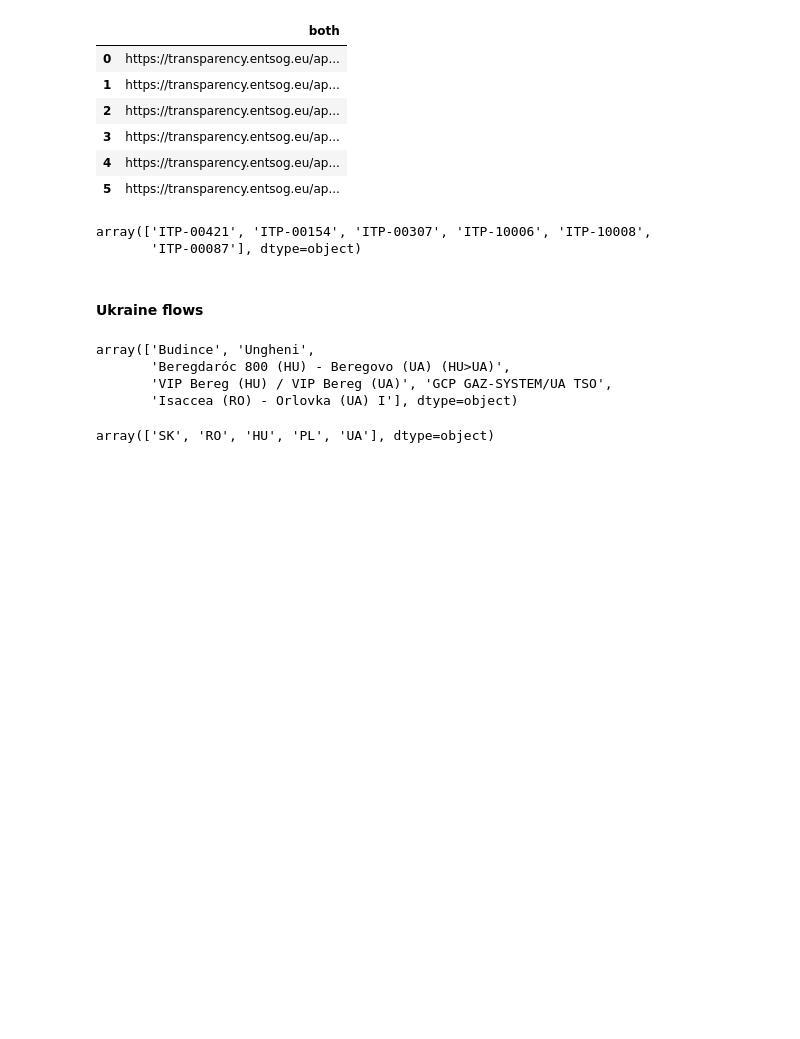
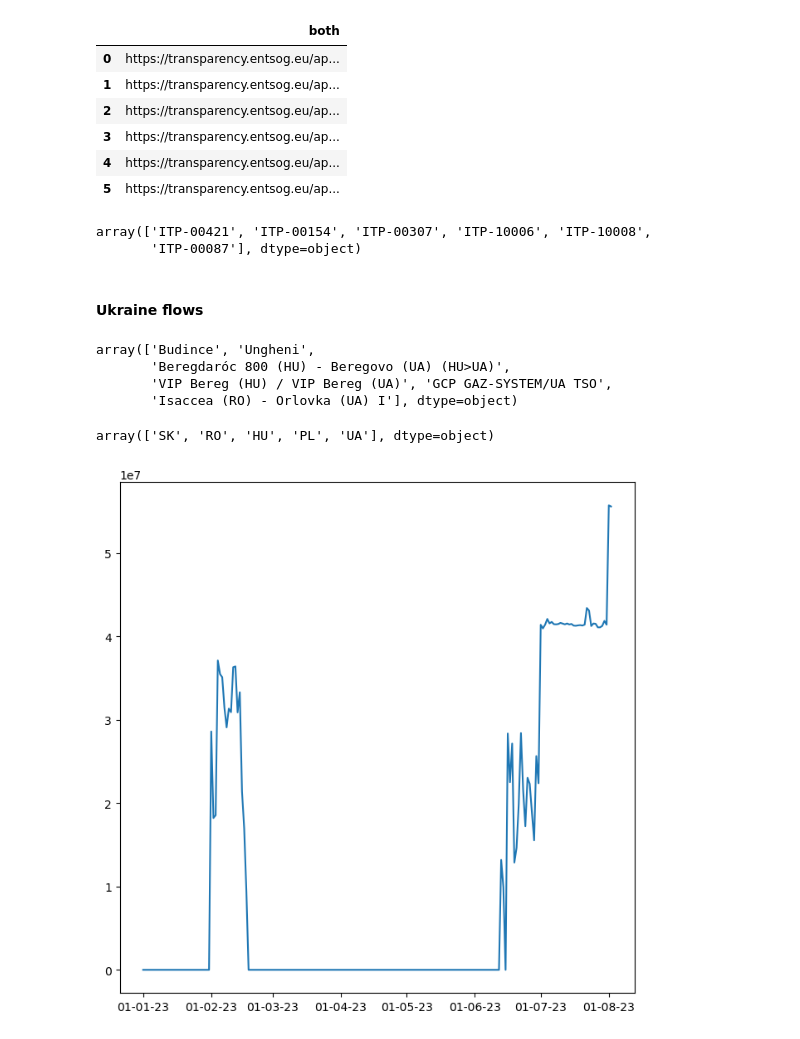
Before and after one commit to greenbruegel/gas-imports, a Jupyter notebook: entsog UA flows.ipynb, the cells around one changed output. Drawn from its saved outputs; the diff is of its cells as text; code cells hidden in the pictures; blank space fills up the shorter version.

```diff
--- a/entsog UA flows.ipynb
+++ b/entsog UA flows.ipynb
@@ -145,6 +143,9 @@ array(['Budince', 'Ungheni',
        'Beregdaróc 800 (HU) - Beregovo (UA) (HU>UA)',
        'VIP Bereg (HU) / VIP Bereg (UA)', 'GCP GAZ-SYSTEM/UA TSO',
        'Isaccea (RO) - Orlovka (UA) I'], dtype=object)
+# %%
+# fill NaNs with zeros
+df= df.fillna(0)
 # %%
 # UA imports from EU
 ## Slovakia
@@ -160,10 +161,12 @@ hungary = ['VIP Bereg (HU) / VIP Bereg (UA)']
 hung = df[(df.label.isin(hungary))&(df.operator =='HU-TSO-0001')& (df.direction == 'exit')]
 hung.set_index(pd.DatetimeIndex(hung['dates']),inplace=True)
 hung = hung.sort_index()
+# Romania
+rom = df[(df.label=='Isaccea (RO) - Orlovka (UA) I')&(df.operator=='UA-TSO-0001')]
+rom.set_index(pd.DatetimeIndex(rom['dates']),inplace=True)
+rom = rom.sort_index()
 # Moldova
-mold_1 = df[(df.label=='Isaccea (RO) - Orlovka (UA) I')&(df.operator=='UA-TSO-0001')]
-mold_2 = df[(df.label=='Ungheni')&(df.operator=='RO-TSO-0001')]
-mold = pd.concat([mold_1,mold_2])
+mold = df[(df.label=='Ungheni')&(df.operator=='RO-TSO-0001')]
 mold.set_index(pd.DatetimeIndex(mold['dates']),inplace=True)
 mold = mold.sort_index()
 # %%
@@ -172,3 +175,12 @@ df.country.unique()
 array(['SK', 'RO', 'HU', 'PL', 'UA'], dtype=object)
 # %%
 import matplotlib.dates as mdates
+# %%
+fig, ax = plt.subplots(figsize=(8, 8))
+ro_day = rom['2023':]['values']
+ax.plot(ro_day,label='Moldovia')
+date_form1 = DateFormatter("%d-%m-%y")
+ax.xaxis.set_major_formatter(date_form1)
+plt.show()
+# %% [output]
+[figure, added]
```
Also changed, not shown: parts of 8 cells of this notebook, 2 other files.
